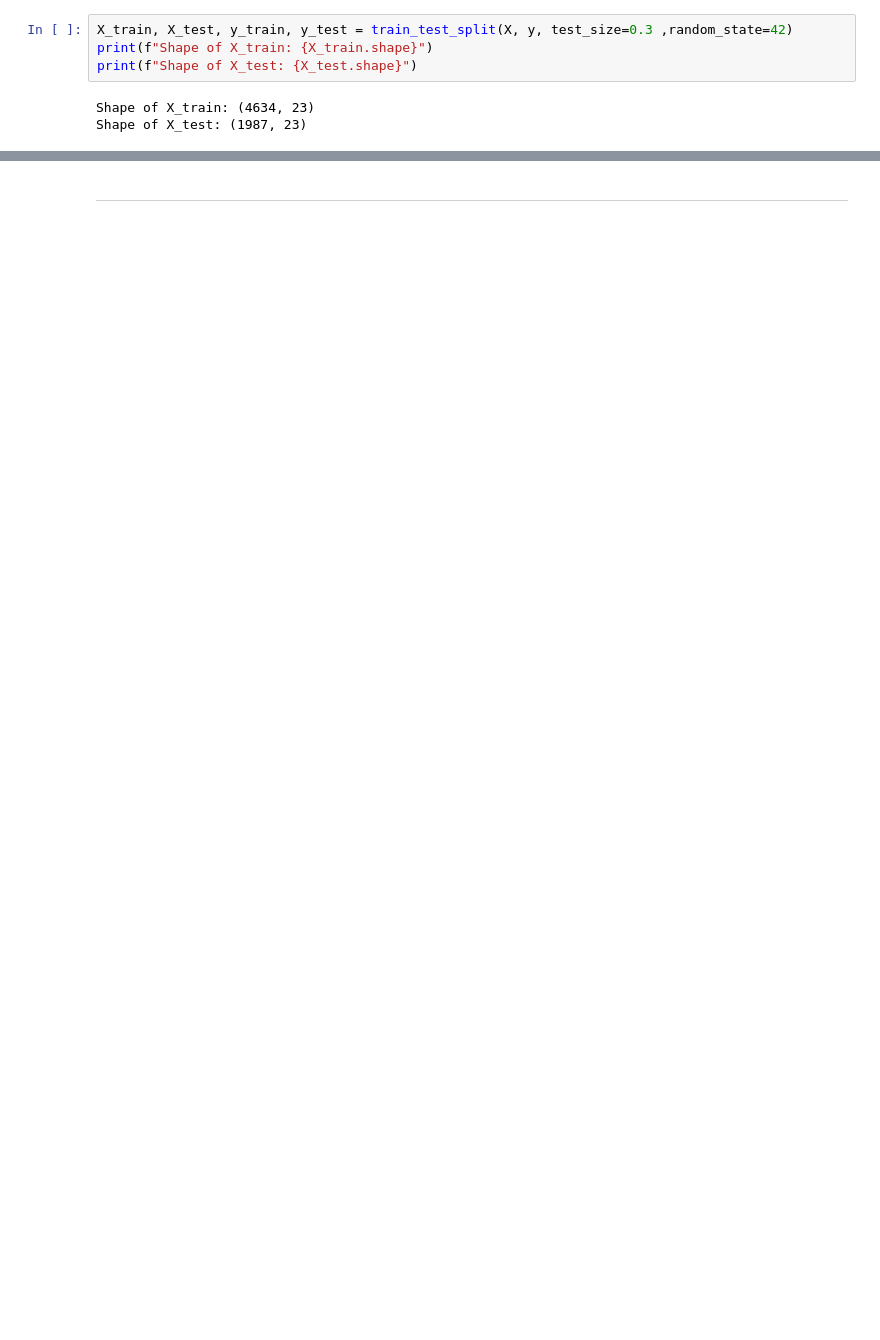
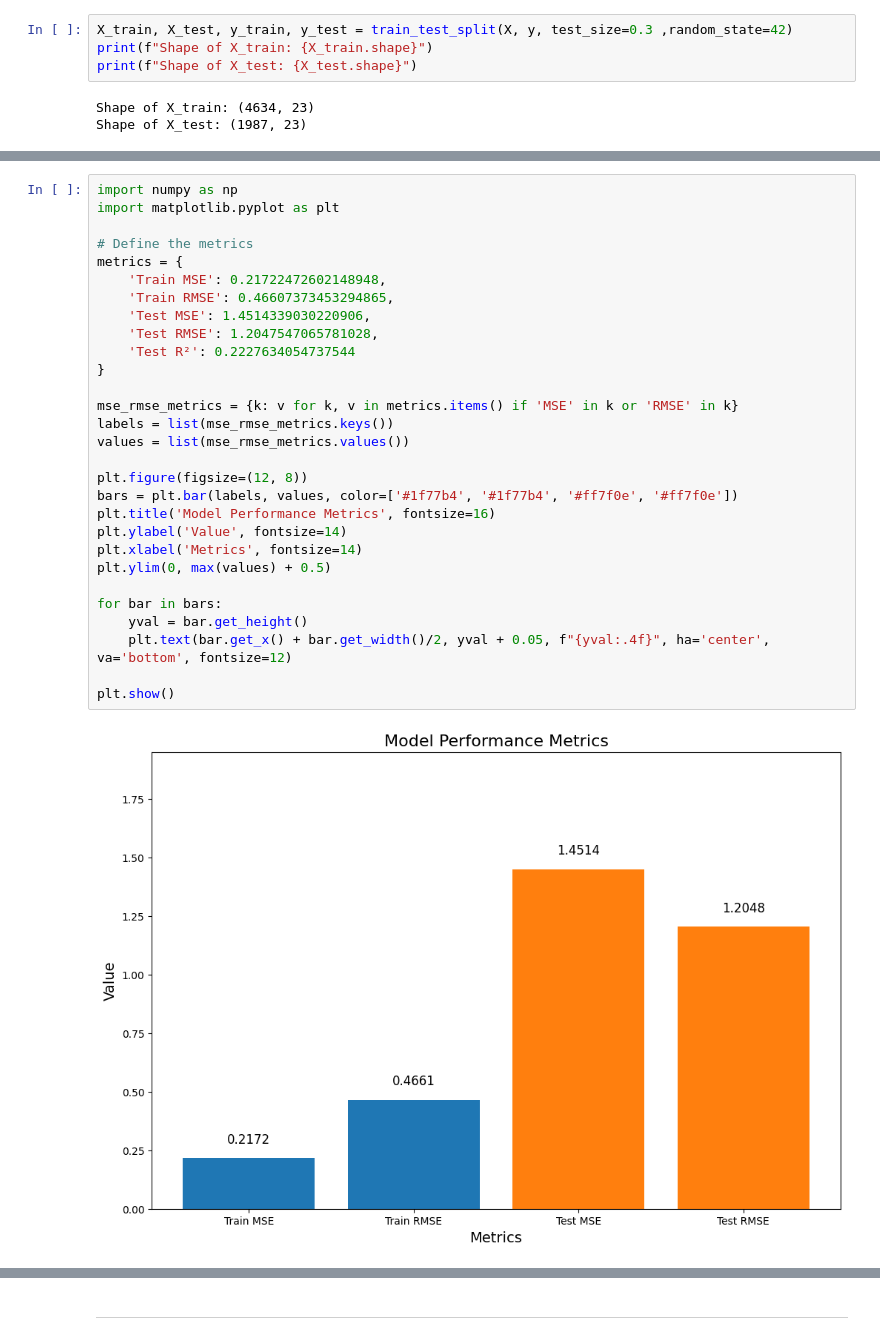
Before and after one commit to yuanpngn/STINTSY_MLP, a Jupyter notebook: [STINTSY]_Machine_Learning_Project.ipynb, the cells around one changed output, grey strips where cells are left out. Drawn from its saved outputs; the diff is of its cells as text; blank space fills up the shorter version.

```diff
--- a/[STINTSY]_Machine_Learning_Project.ipynb
+++ b/[STINTSY]_Machine_Learning_Project.ipynb
@@ -725,2 +729,33 @@ Test RMSE: 1.2047547065781028
 [Parallel(n_jobs=1)]: Done  49 tasks      | elapsed:    0.0s
 [Parallel(n_jobs=1)]: Done  49 tasks      | elapsed:    0.0s
+# %%
+import numpy as np
+import matplotlib.pyplot as plt
+
+# Define the metrics
+metrics = {
+    'Train MSE': 0.21722472602148948,
+    'Train RMSE': 0.46607373453294865,
+    'Test MSE': 1.4514339030220906,
+    'Test RMSE': 1.2047547065781028,
+    'Test R²': 0.2227634054737544
+}
+
+mse_rmse_metrics = {k: v for k, v in metrics.items() if 'MSE' in k or 'RMSE' in k}
+labels = list(mse_rmse_metrics.keys())
+values = list(mse_rmse_metrics.values())
+
+plt.figure(figsize=(12, 8))
+bars = plt.bar(labels, values, color=['#1f77b4', '#1f77b4', '#ff7f0e', '#ff7f0e'])
+plt.title('Model Performance Metrics', fontsize=16)
+plt.ylabel('Value', fontsize=14)
+plt.xlabel('Metrics', fontsize=14)
+plt.ylim(0, max(values) + 0.5)
+
+for bar in bars:
+    yval = bar.get_height()
+    plt.text(bar.get_x() + bar.get_width()/2, yval + 0.05, f"{yval:.4f}", ha='center', va='bottom', fontsize=12)
+
+plt.show()
+# %% [output]
+[figure, added]
```
Also changed, not shown: parts of 62 cells of this notebook.
